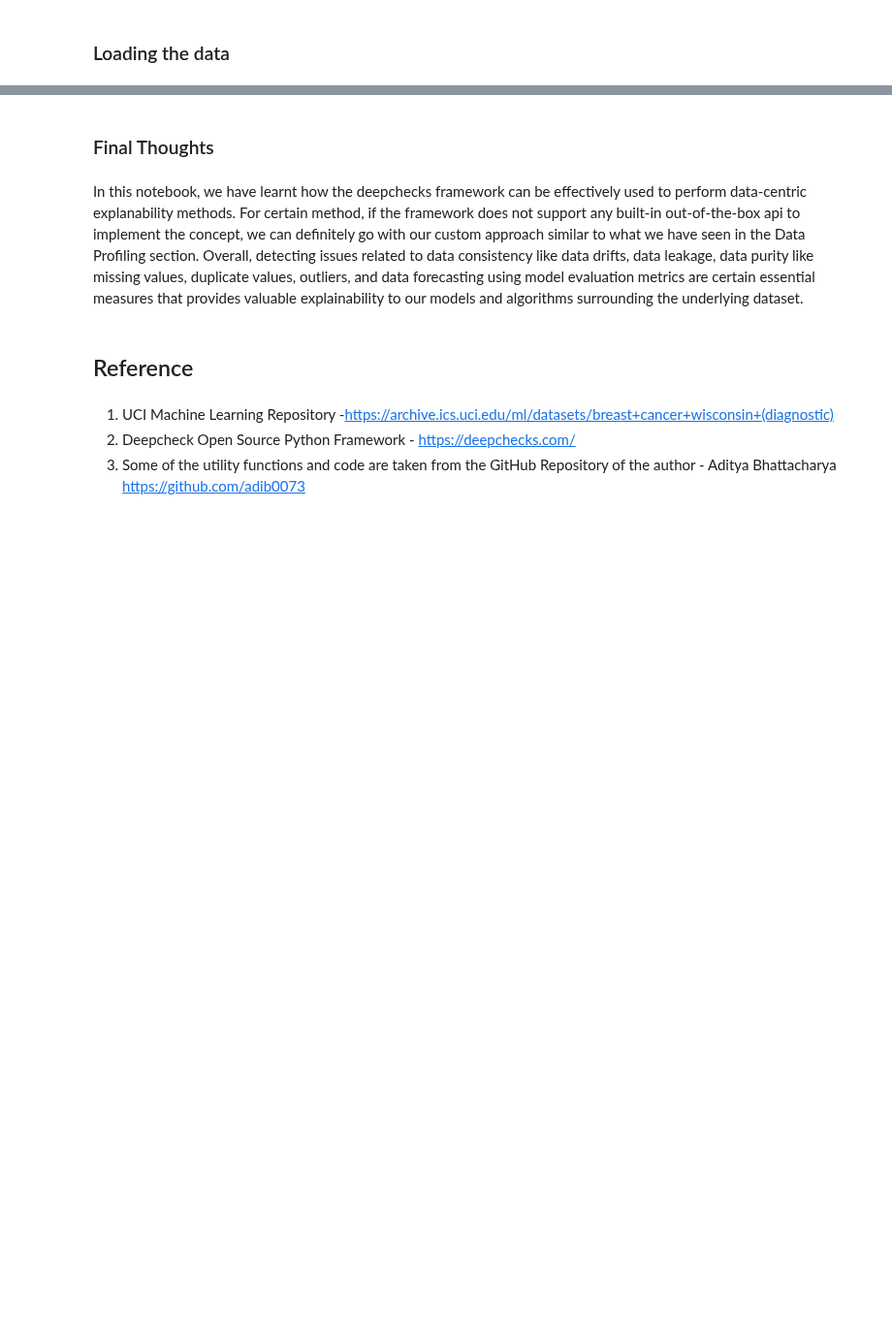
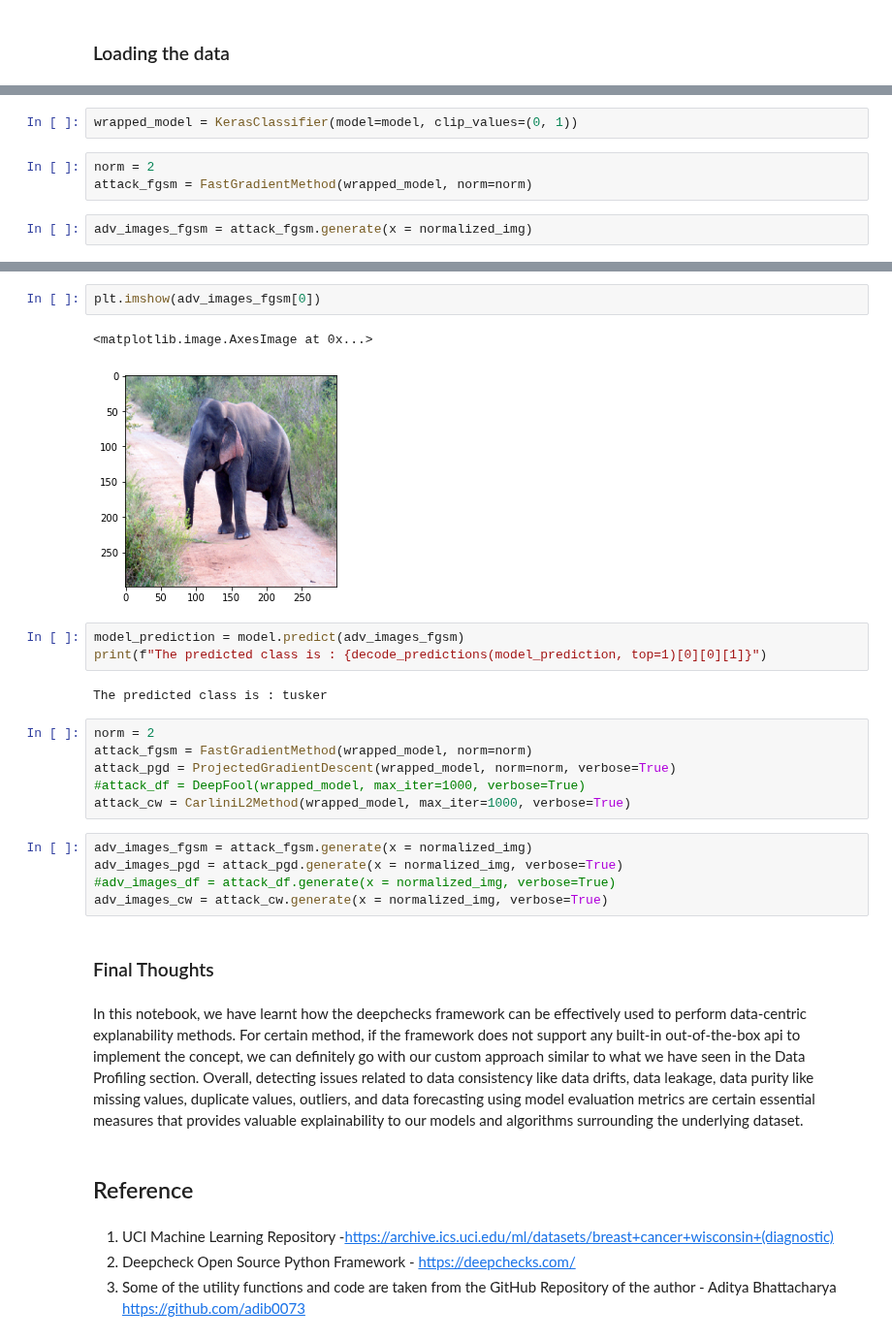
Before and after one commit to PacktPublishing/Applied-Machine-Learning-Explainability-Techniques, a Jupyter notebook: Chapter03/Data_Centric_XAI_part_2.ipynb, the cells around one changed output, grey strips where cells are left out. Shown at 97% size. Cells and saved outputs as stored; diff of their text form; blank space fills up the shorter version.

```diff
--- a/Chapter03/Data_Centric_XAI_part_2.ipynb
+++ b/Chapter03/Data_Centric_XAI_part_2.ipynb
@@ -30,0 +83,7 @@ warnings.filterwarnings('ignore')
+# %%
+wrapped_model = KerasClassifier(model=model, clip_values=(0, 1))
+# %%
+norm = 2
+attack_fgsm = FastGradientMethod(wrapped_model, norm=norm)
+# %%
+adv_images_fgsm = attack_fgsm.generate(x = normalized_img)
@@ -31,3 +95,24 @@ warnings.filterwarnings('ignore')
+# %%
+plt.imshow(adv_images_fgsm[0])
+# %% [output]
+<matplotlib.image.AxesImage at 0x...>
+[figure, added]
+# %%
+model_prediction = model.predict(adv_images_fgsm)
+print(f"The predicted class is : {decode_predictions(model_prediction, top=1)[0][0][1]}")
+# %% [output]
+The predicted class is : tusker
+# %%
+norm = 2
+attack_fgsm = FastGradientMethod(wrapped_model, norm=norm)
+attack_pgd = ProjectedGradientDescent(wrapped_model, norm=norm, verbose=True)
+#attack_df = DeepFool(wrapped_model, max_iter=1000, verbose=True)
+attack_cw = CarliniL2Method(wrapped_model, max_iter=1000, verbose=True)
+# %%
+adv_images_fgsm = attack_fgsm.generate(x = normalized_img)
+adv_images_pgd = attack_pgd.generate(x = normalized_img, verbose=True)
+#adv_images_df = attack_df.generate(x = normalized_img, verbose=True)
+adv_images_cw = attack_cw.generate(x = normalized_img, verbose=True)
 # %% [markdown]
 ### Final Thoughts
 # %% [markdown]
```
Also changed, not shown: parts of 8 cells of this notebook.
